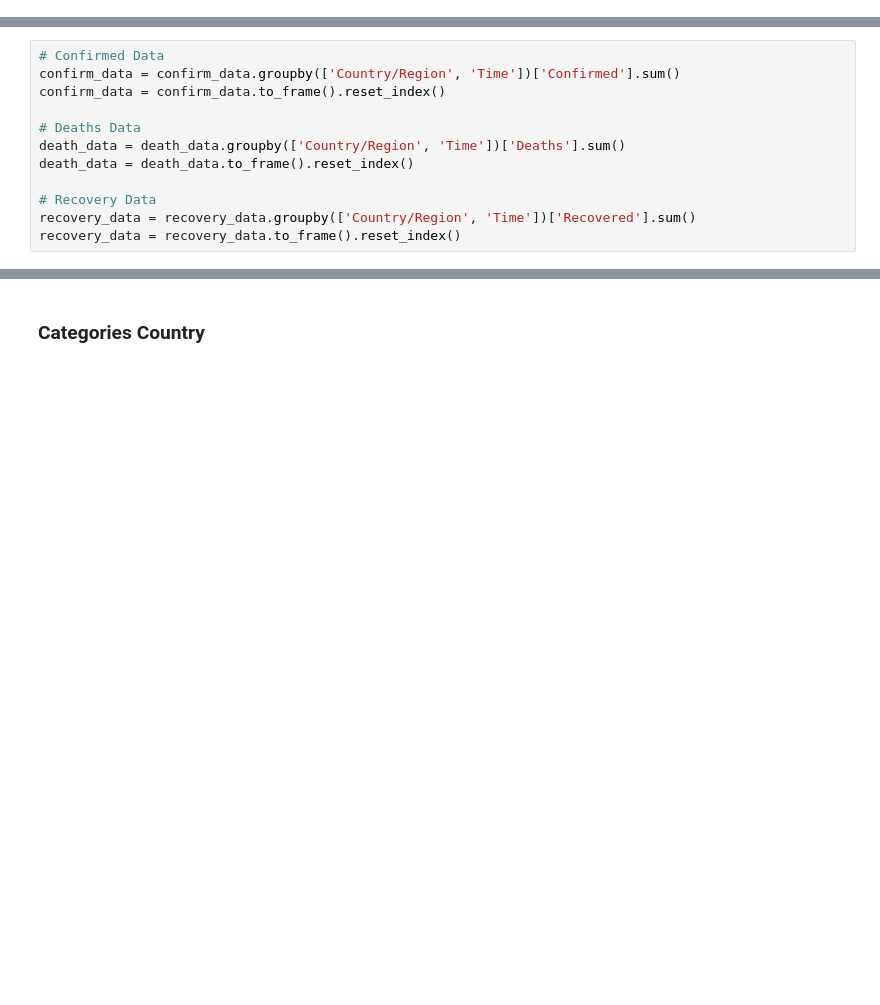
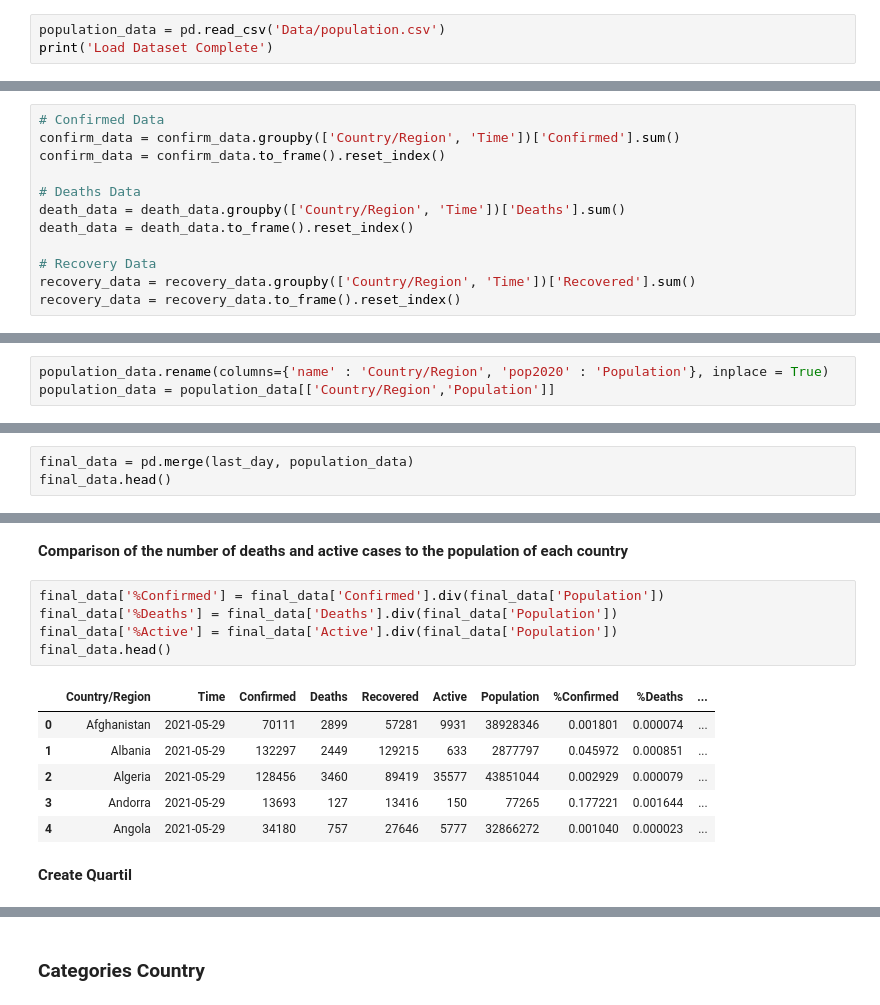
Before and after one commit to agushery/DataVisualization-COVID19, a Jupyter notebook: Data_Visualization_Final.ipynb, the cells around one changed output, grey strips where cells are left out. Saved outputs shown, nothing was run; the diff lists cells and outputs as text; blank space fills up the shorter version.

```diff
--- a/Data_Visualization_Final.ipynb
+++ b/Data_Visualization_Final.ipynb
@@ -55,0 +67,3 @@ Load Dataset Complete
+# %%
+population_data = pd.read_csv('Data/population.csv')
+print('Load Dataset Complete')
@@ -152,0 +154,3 @@ Merge dataset
+# %%
+population_data.rename(columns={'name' : 'Country/Region', 'pop2020' : 'Population'}, inplace = True)
+population_data = population_data[['Country/Region','Population']]
@@ -214,0 +188,3 @@ last_day = data[data['Time'] == recent_date]
+# %%
+final_data = pd.merge(last_day, population_data)
+final_data.head()
@@ -214,0 +198,16 @@ last_day = data[data['Time'] == recent_date]
+# %% [markdown]
+**Comparison of the number of deaths and active cases to the population of each country**
+# %%
+final_data['%Confirmed'] = final_data['Confirmed'].div(final_data['Population'])
+final_data['%Deaths'] = final_data['Deaths'].div(final_data['Population'])
+final_data['%Active'] = final_data['Active'].div(final_data['Population'])
+final_data.head()
+# %% [output]
+|  | Country/Region | Time | Confirmed | Deaths | Recovered | Active | Population | %Confirmed | %Deaths | ... |
+| 0 | Afghanistan | 2021-05-29 | 70111 | 2899 | 57281 | 9931 | 38928346 | 0.001801 | 0.000074 | ... |
+| 1 | Albania | 2021-05-29 | 132297 | 2449 | 129215 | 633 | 2877797 | 0.045972 | 0.000851 | ... |
+| 2 | Algeria | 2021-05-29 | 128456 | 3460 | 89419 | 35577 | 43851044 | 0.002929 | 0.000079 | ... |
+| 3 | Andorra | 2021-05-29 | 13693 | 127 | 13416 | 150 | 77265 | 0.177221 | 0.001644 | ... |
+| 4 | Angola | 2021-05-29 | 34180 | 757 | 27646 | 5777 | 32866272 | 0.001040 | 0.000023 | ... |
+# %% [markdown]
+**Create Quartil**
```
Also changed, not shown: parts of 57 cells of this notebook, 3 other files.
